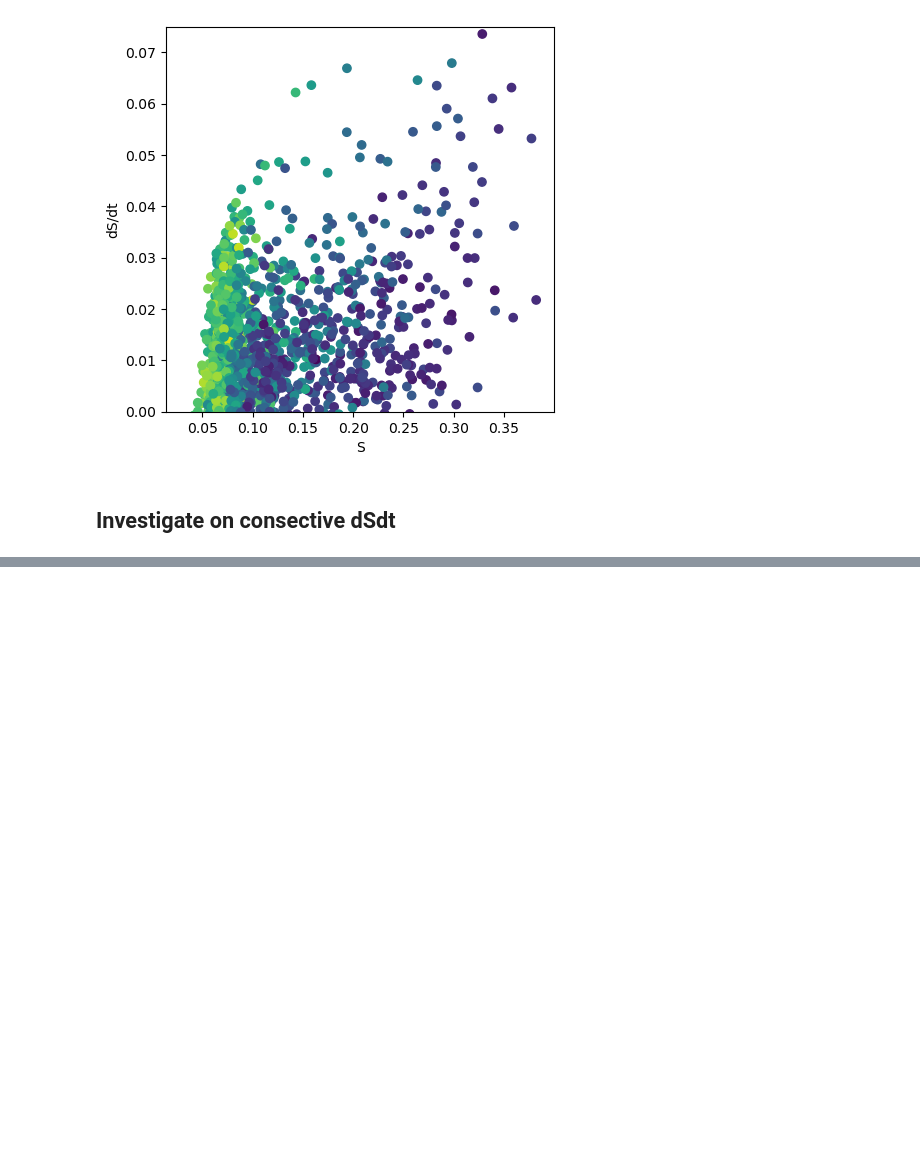
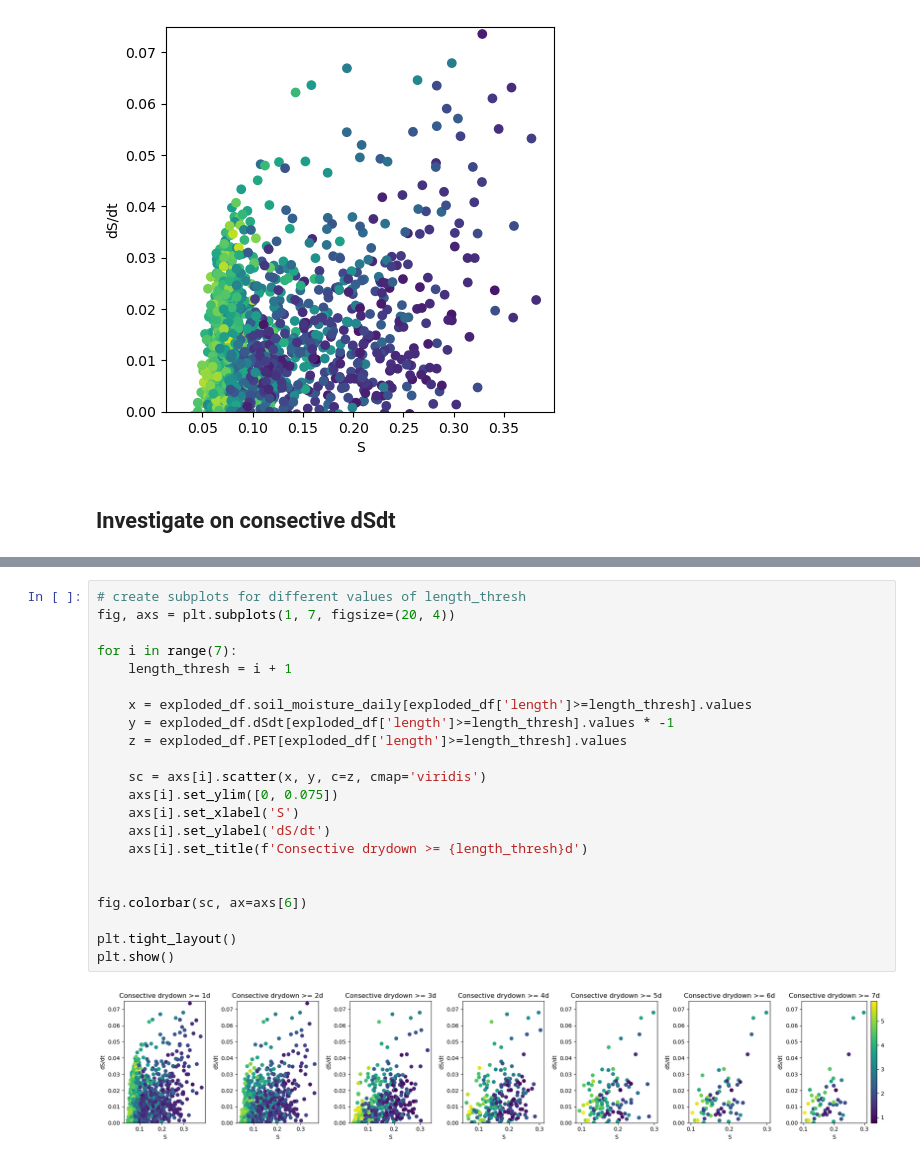
Before and after one commit to RY4GIT/SMSigxSMAP, a Jupyter notebook: 2_code_to_analyze/test_drydown_period_from_pt_sample.ipynb, the cells around one changed output, grey strips where cells are left out. Drawn from its saved outputs; the diff is of its cells as text; blank space fills up the shorter version.

```diff
--- a/2_code_to_analyze/test_drydown_period_from_pt_sample.ipynb
+++ b/2_code_to_analyze/test_drydown_period_from_pt_sample.ipynb
@@ -244,0 +388,24 @@ Text(0, 0.5, 'dS/dt')
+# %%
+# create subplots for different values of length_thresh
+fig, axs = plt.subplots(1, 7, figsize=(20, 4))
+
+for i in range(7):
+    length_thresh = i + 1
+
+    x = exploded_df.soil_moisture_daily[exploded_df['length']>=length_thresh].values
+    y = exploded_df.dSdt[exploded_df['length']>=length_thresh].values * -1
+    z = exploded_df.PET[exploded_df['length']>=length_thresh].values
+
+    sc = axs[i].scatter(x, y, c=z, cmap='viridis')
+    axs[i].set_ylim([0, 0.075])
+    axs[i].set_xlabel('S')
+    axs[i].set_ylabel('dS/dt')
+    axs[i].set_title(f'Consective drydown >= {length_thresh}d')
+
+
+fig.colorbar(sc, ax=axs[6])
+
+plt.tight_layout()
+plt.show()
+# %% [output]
+[figure, added]
```
Also changed, not shown: parts of 13 cells of this notebook.
